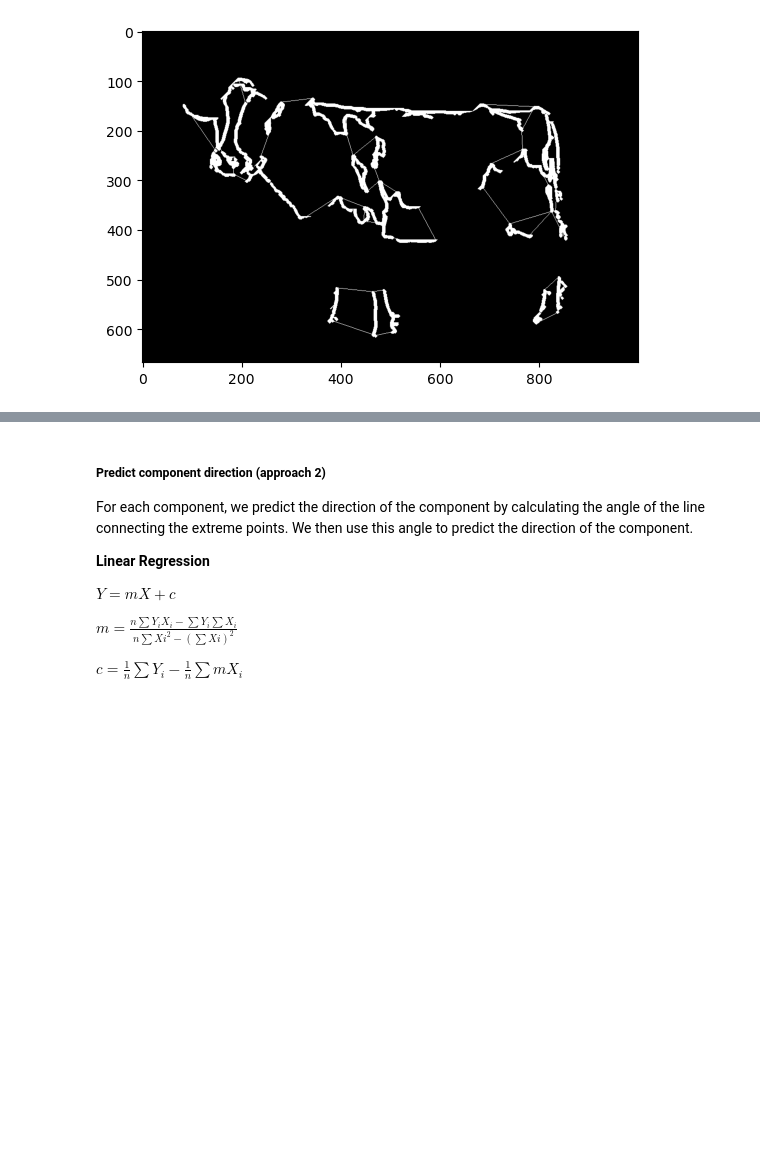
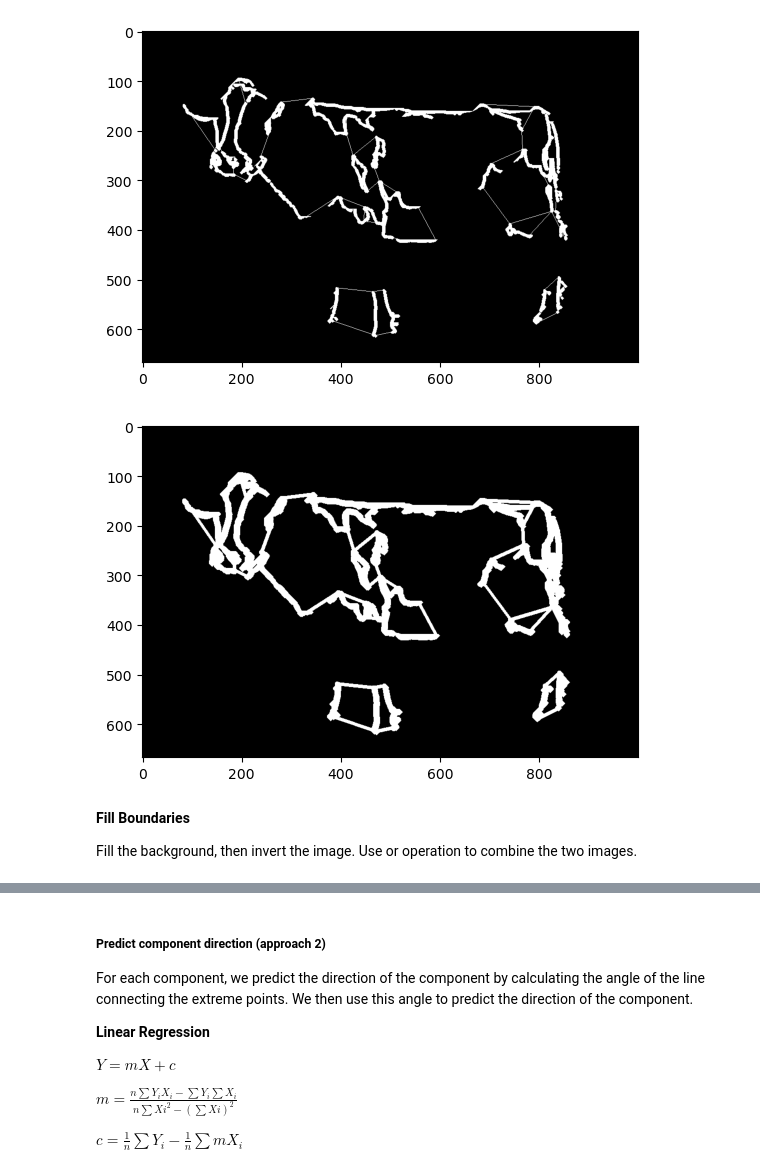
Before and after one commit to jon-mun/cow-segmentation, a Jupyter notebook: edge.ipynb, the cells around one changed output, grey strips where cells are left out. Cells and saved outputs as stored; diff of their text form; code cells hidden in the pictures; blank space fills up the shorter version.

Commit message:
add fill algorithm

```diff
--- a/edge.ipynb
+++ b/edge.ipynb
@@ -738,7 +671,19 @@ def plot_connected_lines(label_matrix, connected_lines):
     plt.imshow(img, cmap='gray')
 
     plt.show()
+
+    return img
 # %%
-plot_connected_lines(binary, connected_lines=connected_lines)
+connected = plot_connected_lines(binary, connected_lines=connected_lines)
 # %% [output]
 [figure]
+# %%
+# dilate
+connected_dilated = dilate(image=connected, kernel=[[0, 1, 0], [1, 1, 1], [0, 1, 0]], k=3)
+I.show(connected_dilated, gray=True)
+# %% [output]
+[figure, added]
+# %% [markdown]
+**Fill Boundaries**
+
+Fill the background, then invert the image. Use or operation to combine the two images.
```
Also changed, not shown: parts of 20 cells of this notebook.
